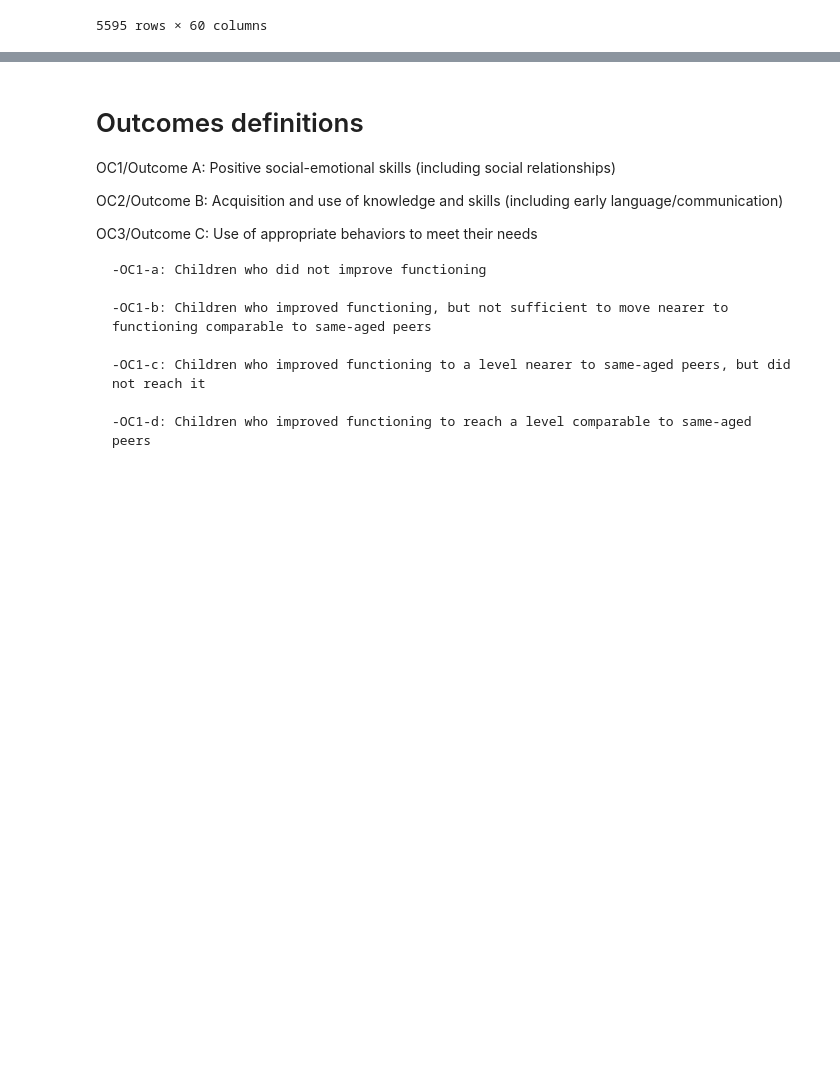
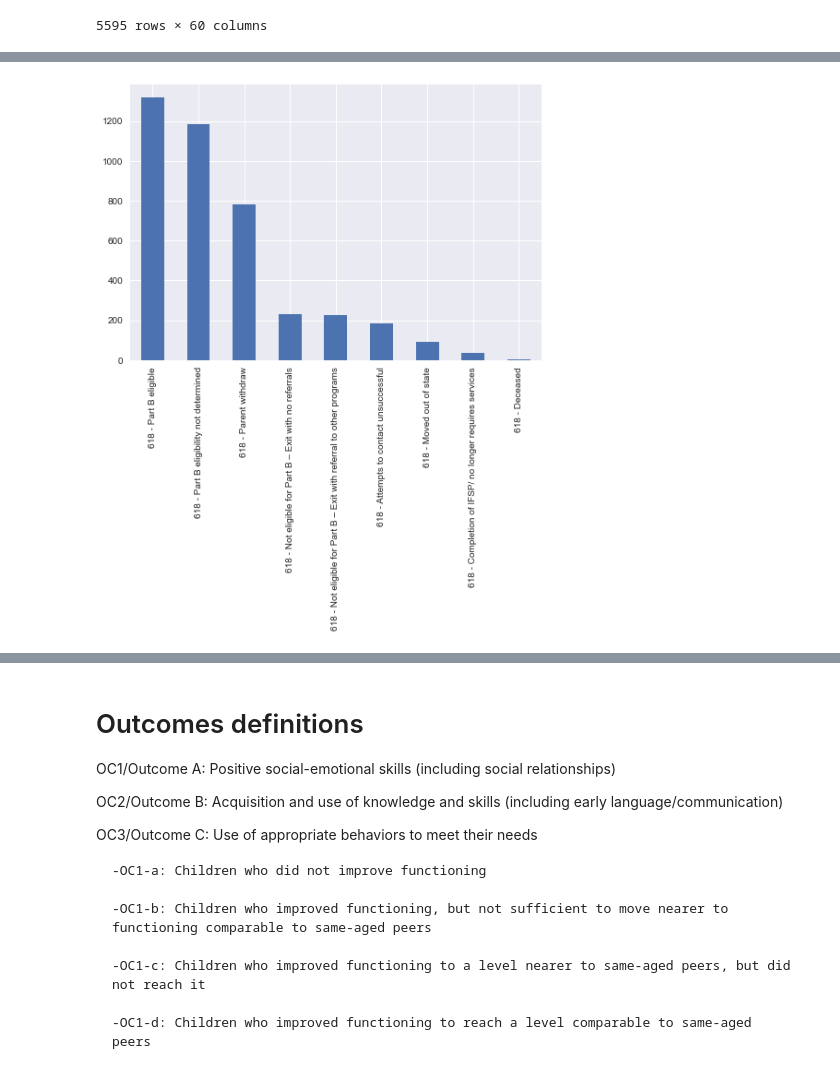
Before and after one commit to NSS-Data-Analytics-Cohort-7/didd-kha-keys-shorts, a Jupyter notebook: Notebooks/rwpartnerprojectEDA.ipynb, the cells around one changed output, grey strips where cells are left out. Saved outputs shown, nothing was run; the diff lists cells and outputs as text; code cells hidden in the pictures; blank space fills up the shorter version.

```diff
--- a/Notebooks/rwpartnerprojectEDA.ipynb
+++ b/Notebooks/rwpartnerprojectEDA.ipynb
@@ -362,5 +339,0 @@ exit_df
-# %%
-# code from last project: gdp_df.drop(gdp_df.columns[[3]], axis=1, inplace=True)
-
-timeline_df.drop(timeline_df.columns[[3]], axis=1, inplace=True)
-timeline_df
@@ -414,0 +417,8 @@ OC3
+# %%
+# merge: left on, right on to
+
+# gdp_and_internet_use=pd.merge(internet_df, gdp_df, how='outer', on=['Country', 'Year'])
+
+merged_df=exit_df.merge(timeline_df, left_on='CHILD_ID', right_on='Child ID')
+
+# syntax for .merge(): df1.merge(df2, left_on='lkey', right_on='rkey')
@@ -414,0 +478,3 @@ OC3
+# %%
+dev_eval =merged_df.loc[merged_df['Init. Elig. Category'].isin(['Developmental Evaluation'])]
+dev_eval
@@ -414,0 +579,5 @@ OC3
+# %%
+dev_eval['Exit Reason_y'].value_counts().plot(kind = 'bar');
+plt.style.use('seaborn')
+# %% [output]
+[figure, added]
```
Also changed, not shown: parts of 54 cells of this notebook.
